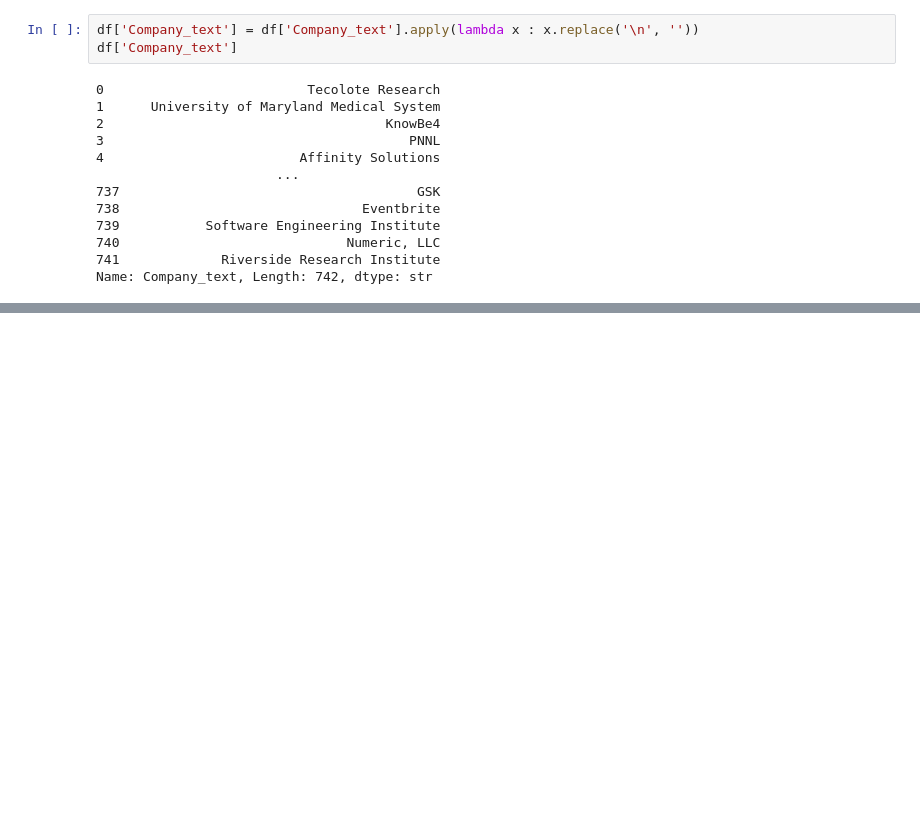
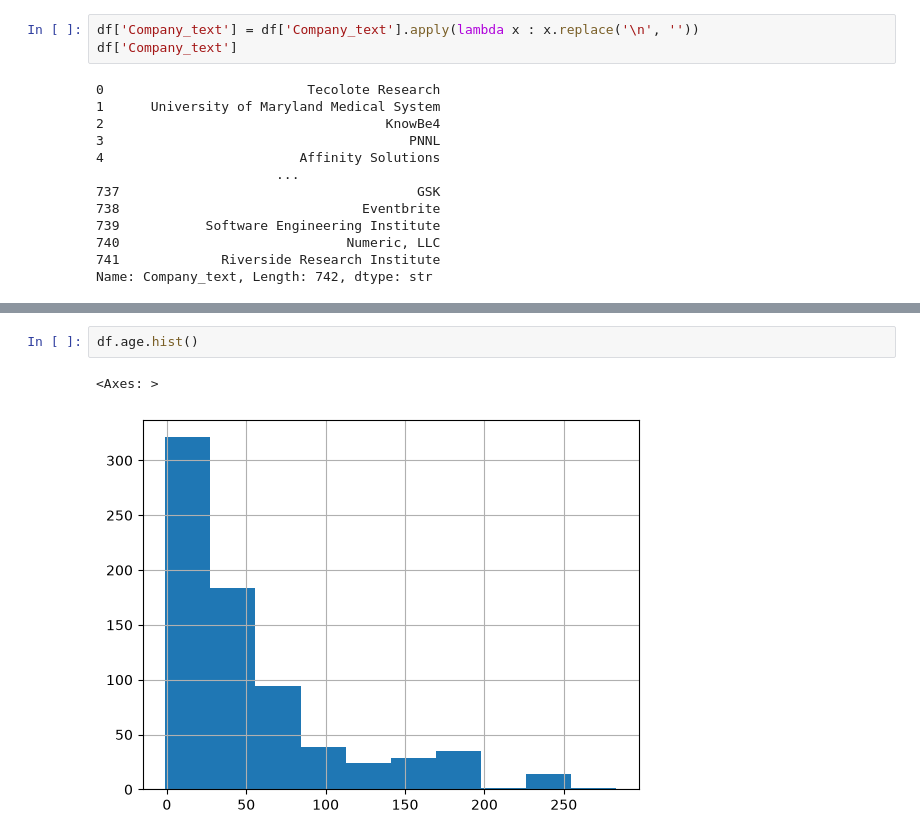
Before and after one commit to MahdiZakaleh/Olympic-Sports-and-Medals_1896-2014, a Jupyter notebook: data_eda.ipynb, the cells around one changed output, grey strips where cells are left out. Drawn from its saved outputs; the diff is of its cells as text; blank space fills up the shorter version.

```diff
--- a/data_eda.ipynb
+++ b/data_eda.ipynb
@@ -166,0 +188,5 @@ df.describe()
+# %%
+df.age.hist()
+# %% [output]
+<Axes: >
+[figure, added]
```
Also changed, not shown: parts of 23 cells of this notebook, 1 other file.
